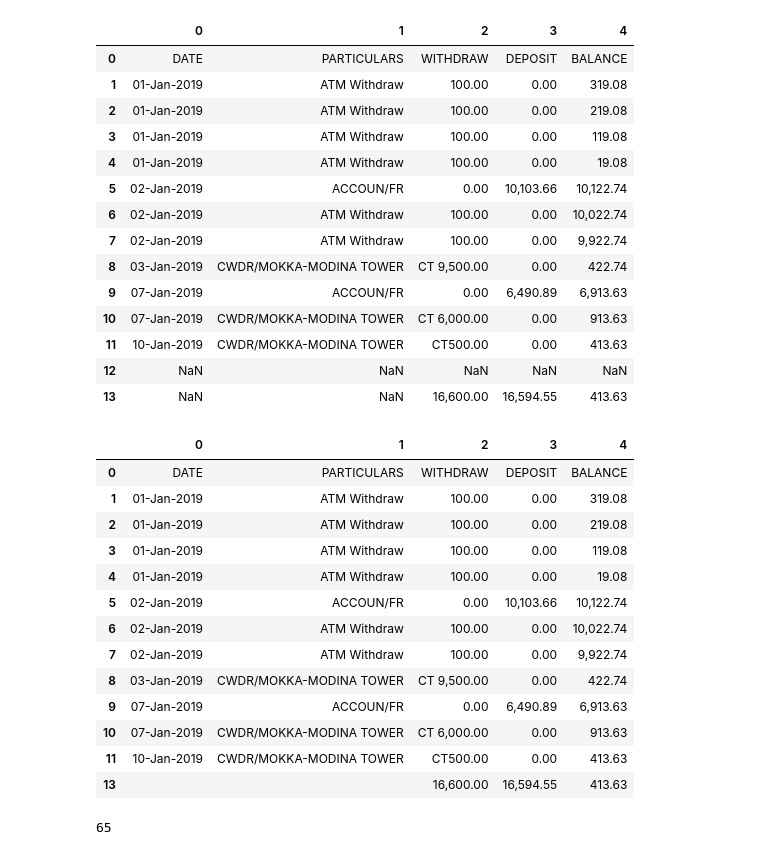
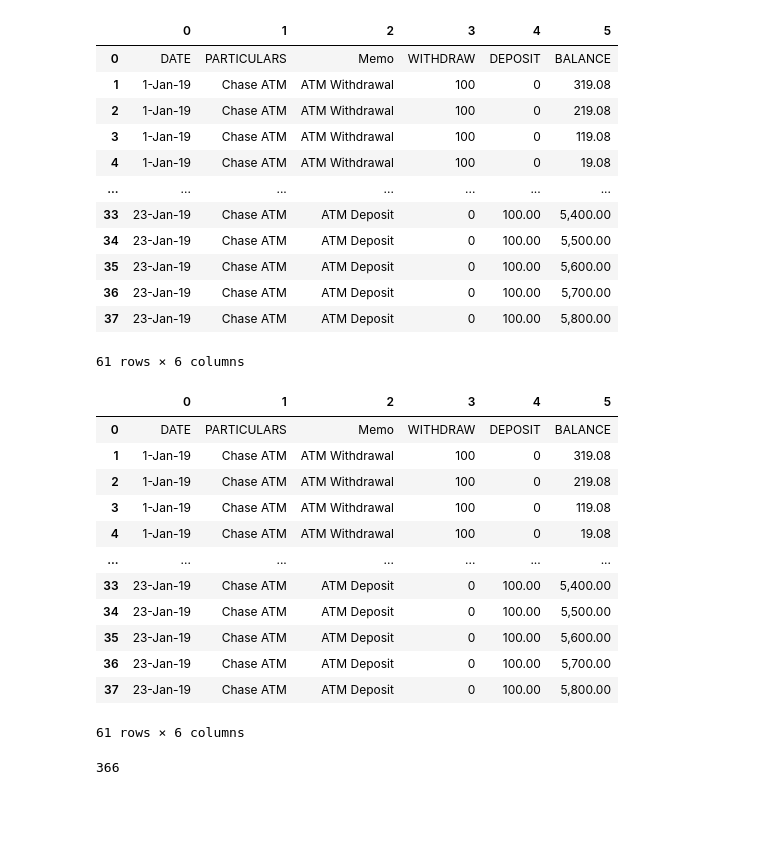
Before and after one commit to CooHee/Bank-Statement-Analyser, a Jupyter notebook: PdfReader.ipynb, the cells around one changed output. Cells and saved outputs as stored; diff of their text form; code cells hidden in the pictures; blank space fills up the shorter version.

```diff
--- a/PdfReader.ipynb
+++ b/PdfReader.ipynb
@@ -17,62 +17,63 @@ You should consider upgrading via the 'pip install --upgrade pip' command.
 # %%
 def listToString(s):
 
     # initialize an empty string
     str1 = ""
 
     # traverse in the string
     for ele in s:
         str1 += ele
 
     # return string
     return str1
 
 # reading table using tabula
-#filepath = "/Users/runchentao/Desktop/bank statement template 09.pdf"
-filepath = "/Users/runchentao/Desktop/bank statement template 18.pdf"
+filepath = "/Users/runchentao/Desktop/bank_statement.pdf"
 
 #data = tabula.read_pdf(filepath,pages='all',silent=True,pandas_options={'header': None})
-data = tabula.read_pdf(filepath,pages='all', pandas_options={'header': None})
+data = tabula.read_pdf(filepath,pages='all', multiple_tables=True, pandas_options={'header': None})
 
-df = listToString(data)
+df = pd.concat(data)
+
+#data = data[0].append(data[1])
 df
+
+#df = listToString(data)
+#df
 # %% [output]
-|  | 0 | 1 | 2 | 3 | 4 |
-| 0 | DATE | PARTICULARS | WITHDRAW | DEPOSIT | BALANCE |
-| 1 | 01-Jan-2019 | ATM Withdraw | 100.00 | 0.00 | 319.08 |
-| 2 | 01-Jan-2019 | ATM Withdraw | 100.00 | 0.00 | 219.08 |
-| 3 | 01-Jan-2019 | ATM Withdraw | 100.00 | 0.00 | 119.08 |
-| 4 | 01-Jan-2019 | ATM Withdraw | 100.00 | 0.00 | 19.08 |
-| 5 | 02-Jan-2019 | ACCOUN/FR | 0.00 | 10,103.66 | 10,122.74 |
-| 6 | 02-Jan-2019 | ATM Withdraw | 100.00 | 0.00 | 10,022.74 |
-| 7 | 02-Jan-2019 | ATM Withdraw | 100.00 | 0.00 | 9,922.74 |
-| 8 | 03-Jan-2019 | CWDR/MOKKA-MODINA TOWER | CT 9,500.00 | 0.00 | 422.74 |
-| 9 | 07-Jan-2019 | ACCOUN/FR | 0.00 | 6,490.89 | 6,913.63 |
-| 10 | 07-Jan-2019 | CWDR/MOKKA-MODINA TOWER | CT 6,000.00 | 0.00 | 913.63 |
-| 11 | 10-Jan-2019 | CWDR/MOKKA-MODINA TOWER | CT500.00 | 0.00 | 413.63 |
-| 12 | NaN | NaN | NaN | NaN | NaN |
-| 13 | NaN | NaN | 16,600.00 | 16,594.55 | 413.63 |
+|  | 0 | 1 | 2 | 3 | 4 | 5 |
+| 0 | DATE | PARTICULARS | Memo | WITHDRAW | DEPOSIT | BALANCE |
+| 1 | 1-Jan-19 | Chase ATM | ATM Withdrawal | 100 | 0 | 319.08 |
+| 2 | 1-Jan-19 | Chase ATM | ATM Withdrawal | 100 | 0 | 219.08 |
+| 3 | 1-Jan-19 | Chase ATM | ATM Withdrawal | 100 | 0 | 119.08 |
+| 4 | 1-Jan-19 | Chase ATM | ATM Withdrawal | 100 | 0 | 19.08 |
+| ... | ... | ... | ... | ... | ... | ... |
+| 33 | 23-Jan-19 | Chase ATM | ATM Deposit | 0 | 100.00 | 5,400.00 |
+| 34 | 23-Jan-19 | Chase ATM | ATM Deposit | 0 | 100.00 | 5,500.00 |
+| 35 | 23-Jan-19 | Chase ATM | ATM Deposit | 0 | 100.00 | 5,600.00 |
+| 36 | 23-Jan-19 | Chase ATM | ATM Deposit | 0 | 100.00 | 5,700.00 |
+| 37 | 23-Jan-19 | Chase ATM | ATM Deposit | 0 | 100.00 | 5,800.00 |
+61 rows × 6 columns
 # %%
 df.dropna (how = 'all', inplace = True)
 df.fillna("", inplace= True)
 df
 # %% [output]
-|  | 0 | 1 | 2 | 3 | 4 |
-| 0 | DATE | PARTICULARS | WITHDRAW | DEPOSIT | BALANCE |
-| 1 | 01-Jan-2019 | ATM Withdraw | 100.00 | 0.00 | 319.08 |
-| 2 | 01-Jan-2019 | ATM Withdraw | 100.00 | 0.00 | 219.08 |
-| 3 | 01-Jan-2019 | ATM Withdraw | 100.00 | 0.00 | 119.08 |
-| 4 | 01-Jan-2019 | ATM Withdraw | 100.00 | 0.00 | 19.08 |
-| 5 | 02-Jan-2019 | ACCOUN/FR | 0.00 | 10,103.66 | 10,122.74 |
-| 6 | 02-Jan-2019 | ATM Withdraw | 100.00 | 0.00 | 10,022.74 |
-| 7 | 02-Jan-2019 | ATM Withdraw | 100.00 | 0.00 | 9,922.74 |
-| 8 | 03-Jan-2019 | CWDR/MOKKA-MODINA TOWER | CT 9,500.00 | 0.00 | 422.74 |
-| 9 | 07-Jan-2019 | ACCOUN/FR | 0.00 | 6,490.89 | 6,913.63 |
-| 10 | 07-Jan-2019 | CWDR/MOKKA-MODINA TOWER | CT 6,000.00 | 0.00 | 913.63 |
-| 11 | 10-Jan-2019 | CWDR/MOKKA-MODINA TOWER | CT500.00 | 0.00 | 413.63 |
-| 13 |  |  | 16,600.00 | 16,594.55 | 413.63 |
+|  | 0 | 1 | 2 | 3 | 4 | 5 |
+| 0 | DATE | PARTICULARS | Memo | WITHDRAW | DEPOSIT | BALANCE |
+| 1 | 1-Jan-19 | Chase ATM | ATM Withdrawal | 100 | 0 | 319.08 |
+| 2 | 1-Jan-19 | Chase ATM | ATM Withdrawal | 100 | 0 | 219.08 |
+| 3 | 1-Jan-19 | Chase ATM | ATM Withdrawal | 100 | 0 | 119.08 |
+| 4 | 1-Jan-19 | Chase ATM | ATM Withdrawal | 100 | 0 | 19.08 |
+| ... | ... | ... | ... | ... | ... | ... |
+| 33 | 23-Jan-19 | Chase ATM | ATM Deposit | 0 | 100.00 | 5,400.00 |
+| 34 | 23-Jan-19 | Chase ATM | ATM Deposit | 0 | 100.00 | 5,500.00 |
+| 35 | 23-Jan-19 | Chase ATM | ATM Deposit | 0 | 100.00 | 5,600.00 |
+| 36 | 23-Jan-19 | Chase ATM | ATM Deposit | 0 | 100.00 | 5,700.00 |
+| 37 | 23-Jan-19 | Chase ATM | ATM Deposit | 0 | 100.00 | 5,800.00 |
+61 rows × 6 columns
 # %%
 df.size
 # %% [output]
-65
+366
 # %%
```
Also changed, not shown: parts of 2 cells of this notebook, 5 other files.
